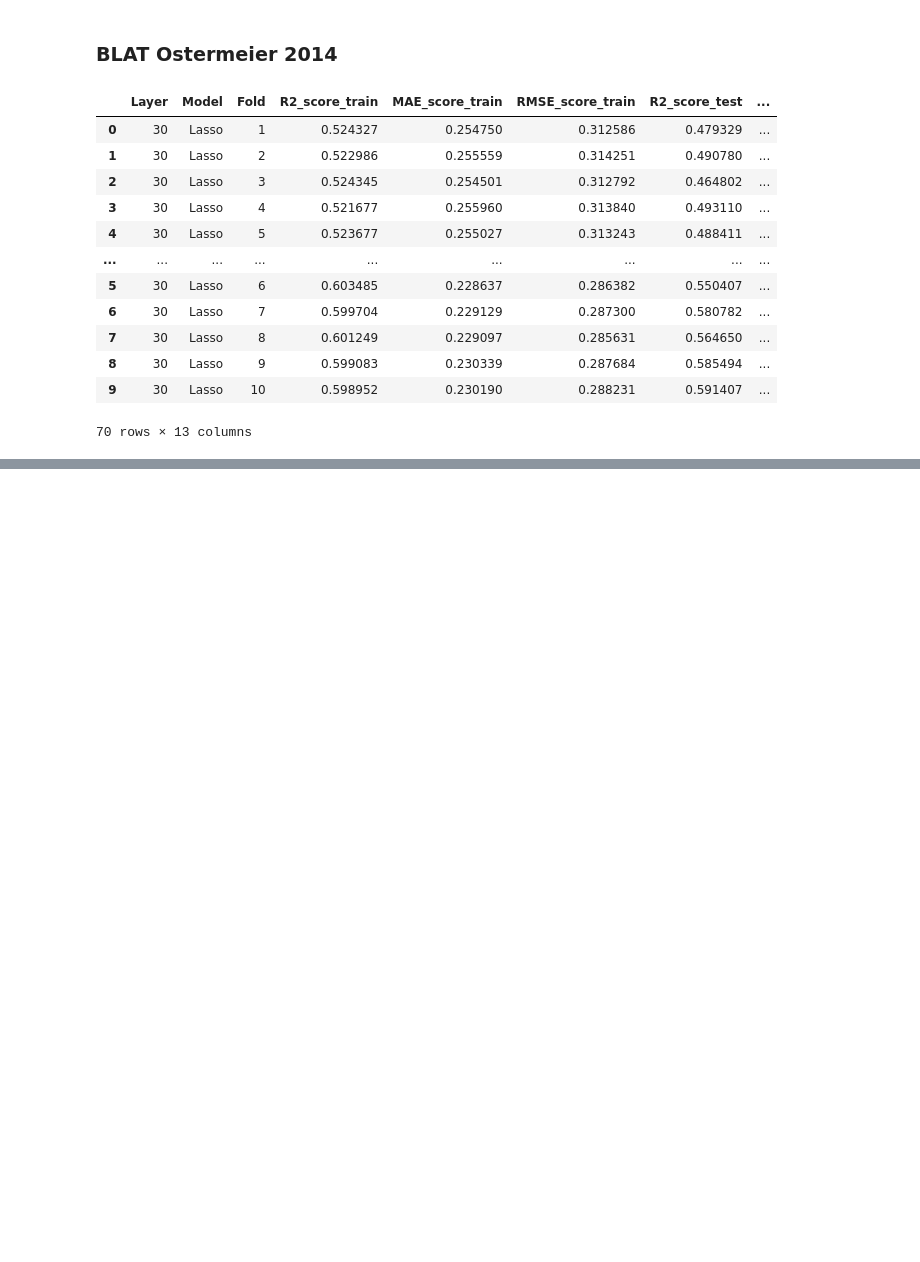
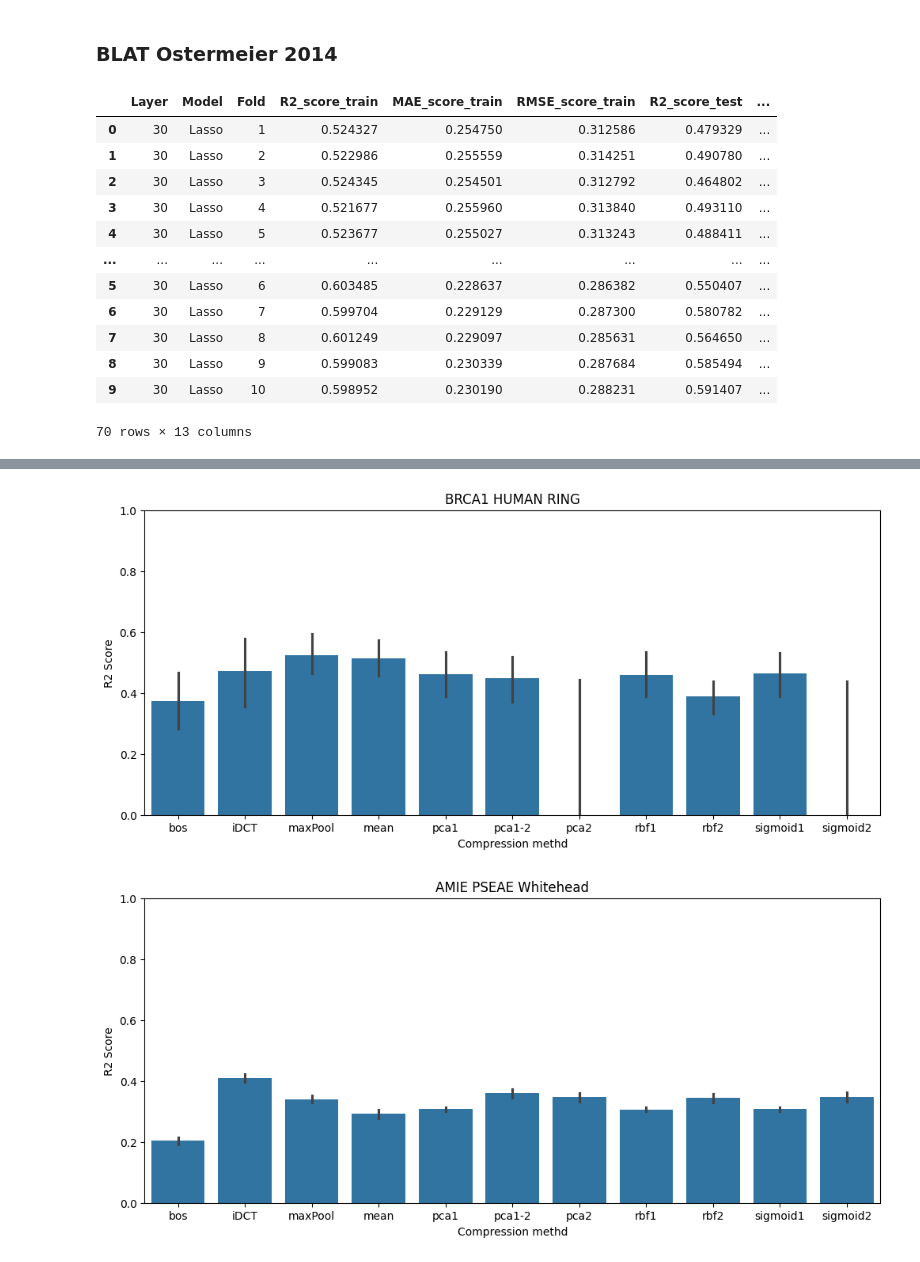
Before and after one commit to ziul-bio/SWAT, a Jupyter notebook: plot_results.ipynb, the cells around one changed output, grey strips where cells are left out. Cells and saved outputs as stored; diff of their text form; code cells hidden in the pictures; blank space fills up the shorter version.

Commit message:
adding bash for lasso and loop for results

```diff
--- a/plot_results.ipynb
+++ b/plot_results.ipynb
@@ -70,0 +69,20 @@ plt.show()
+# %%
+def plot_results(res_path):
+    results = pd.read_csv(res_path, index_col=0)
+    results.sort_values('Compression_methd', inplace=True)
+    title = ' '.join(res_path.split('/')[-1].split('_')[:-5])
+    plt.figure(figsize=(12, 5))
+    sns.barplot(data=results, x='Compression_methd', y='R2_score_test')
+    plt.title(title)
+    plt.ylim(0, 1)
+    plt.ylabel('R2 Score')
+    plt.xlabel('Compression methd')
+    plt.show()
+# %%
+for file in os.listdir('results/regression/'):
+    file_path = os.path.join('results/regression/', file)
+
+    plot_results(file_path)
+# %% [output]
+[figure, added]
+[figure, added]
```
Also changed, not shown: parts of 4 cells of this notebook, 4 other files.
